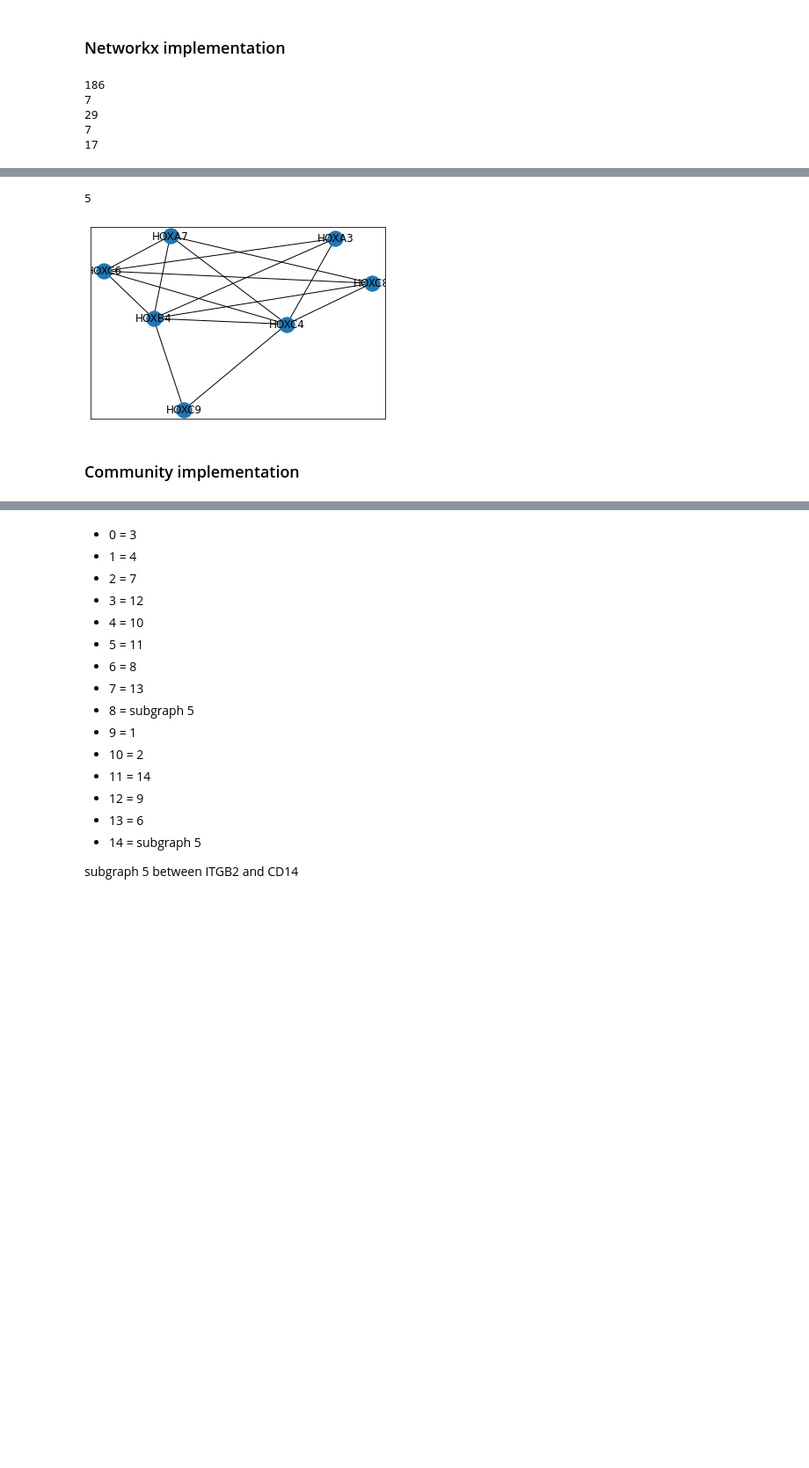
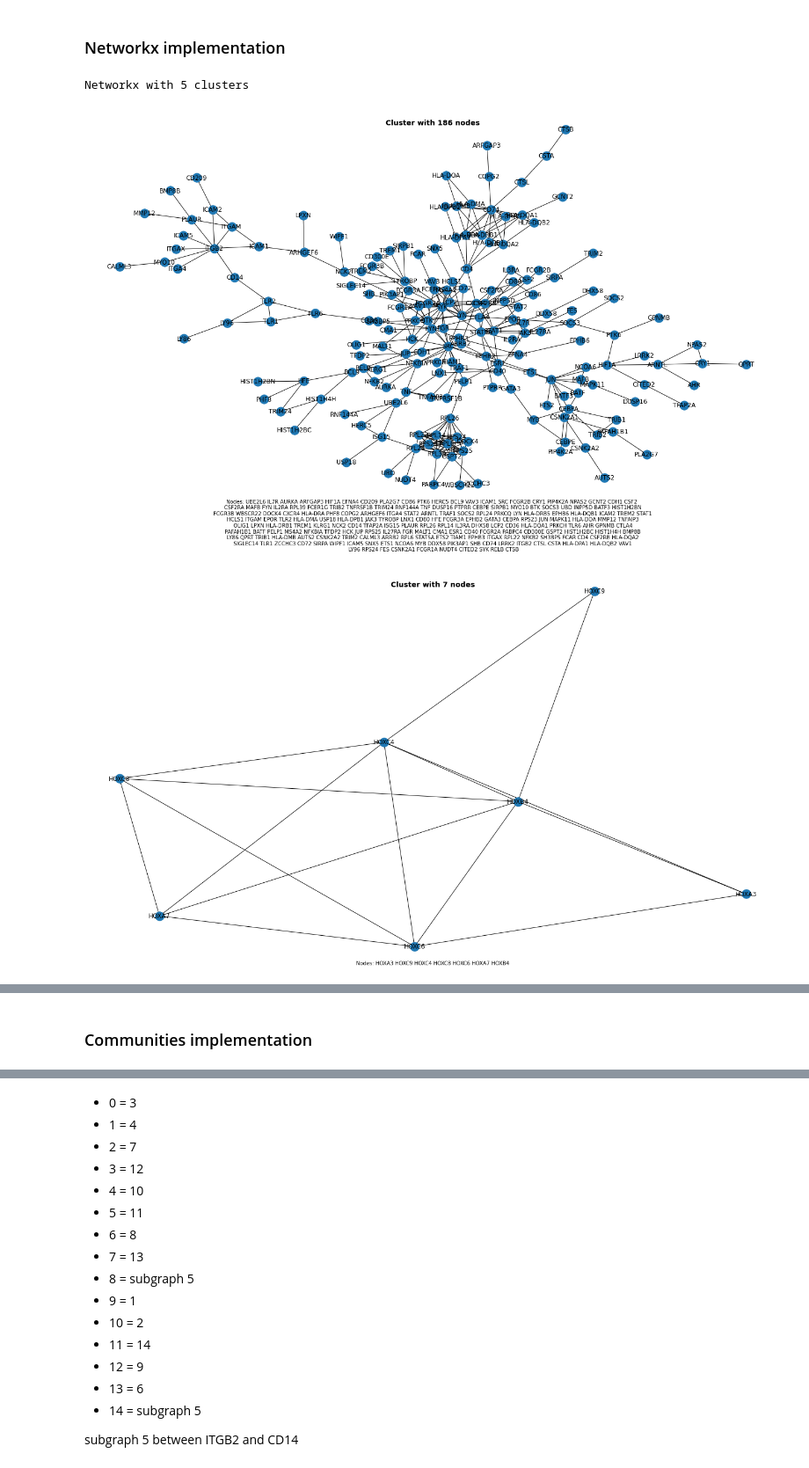
Before and after one commit to TreeTechDev/sgwfc-gene-python, a Jupyter notebook: workflow.ipynb, the cells around one changed output, grey strips where cells are left out. Shown at 88% size. Saved outputs shown, nothing was run; the diff lists cells and outputs as text; code cells hidden in the pictures; blank space fills up the shorter version.

```diff
--- a/workflow.ipynb
+++ b/workflow.ipynb
@@ -54,6 +55,22 @@ assert filteryellow.node1.isin(yellow_wgcna_genes.name).all()
 assert filteryellow.node2.isin(yellow_wgcna_genes.name).all()
 # %% [markdown]
 ## Building Graphs
+# %%
+def make_figure(experiment, subgraphs):
+    for key, subgraph in enumerate(subgraphs):
+        fig = plt.figure(key)
+        fig.set_size_inches(18.5, 10.5, forward=True)
+        fig.suptitle(f"Cluster with {len(subgraph.nodes())} nodes", fontsize=14, fontweight='bold')
+        nodes = []
+        for key, node in enumerate(subgraph.nodes()):
+            if key and (key % 22 == 0):
+                nodes.append("\n")
+            nodes.append(node)
+        fig.text(.5, 0.01, f"Nodes: {' '.join(nodes)}", ha="center", va="top", in_layout=True, wrap=True)
+        nodes = subgraph.nodes()
+        networkx.draw_kamada_kawai(subgraph, with_labels=True)
+    print(f"{experiment} with {len(subgraphs)} clusters")
+    plt.show()
 # %%
 filteryellow.head()
 # %% [output]
@@ -74,15 +91,13 @@ networkx.draw_networkx(gyellow)
 # %%
 comp = community.girvan_newman(gyellow)
 subgraphs = []
 for c in next(comp):
     if len(c) >= 5:
-        print(len(c))
         subgraph = gyellow.subgraph(c).copy()
         subgraph.remove_nodes_from(list(networkx.isolates(subgraph)))
         subgraphs.append(subgraph)
+make_figure("Networkx", subgraphs)
 # %% [output]
-186
-7
-29
-7
-17
+Networkx with 5 clusters
+[figure, added]
+[figure, added]
@@ -89,13 +107,5 @@ for c in next(comp):
-# %%
-len(subgraphs)
-# %% [output]
-5
-# %%
-networkx.draw_networkx(subgraphs[1])
-# %% [output]
-[figure, removed]
 # %% [markdown]
-### Community implementation
+### Communities implementation
 # %%
 result = girvan_newman(networkx.to_numpy_array(gyellow))
 nodes = list(gyellow.nodes)
```
Also changed, not shown: parts of 9 cells of this notebook, 1 other file.
